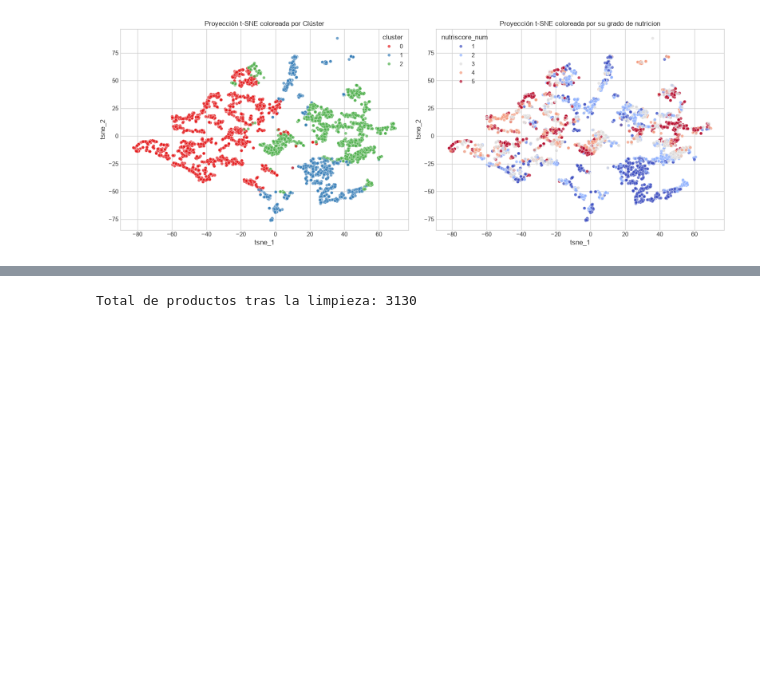
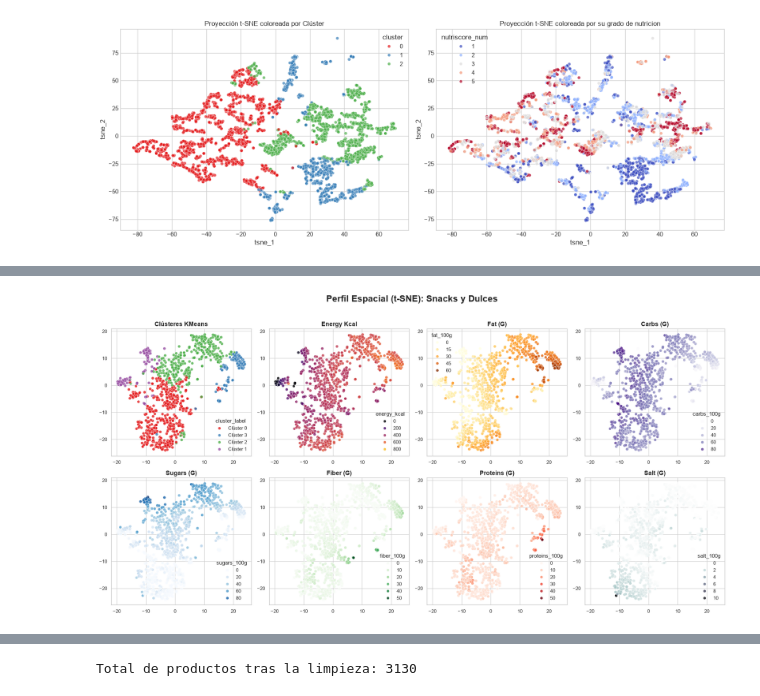
Before and after one commit to ezequielalecci/TP-Fundamentos-de-la-ciencia-de-datos, a Jupyter notebook: TP-Fundamentos-de-la-ciencia-de-datos/posibles_hipotesis.ipynb, the cells around one changed output, grey strips where cells are left out. Cells and saved outputs as stored; diff of their text form; code cells hidden in the pictures; blank space fills up the shorter version.

```diff
--- a/TP-Fundamentos-de-la-ciencia-de-datos/posibles_hipotesis.ipynb
+++ b/TP-Fundamentos-de-la-ciencia-de-datos/posibles_hipotesis.ipynb
@@ -356,0 +428,4 @@ plt.show()
+# %%
+visualizar_tsne_nutricional(df, "Snacks y Dulces", variables_nutricionales, 4, 80)
+# %% [output]
+[figure, added]
```
Also changed, not shown: parts of 22 cells of this notebook, 3 other files.
